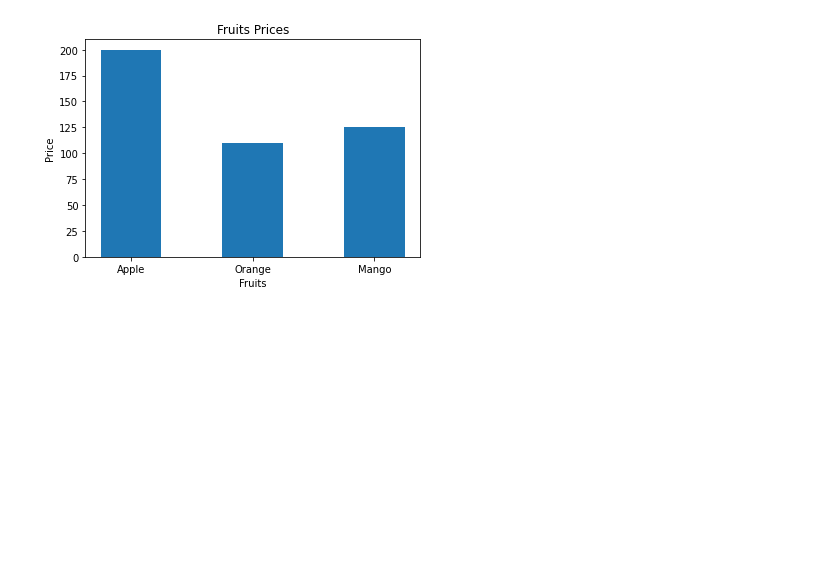
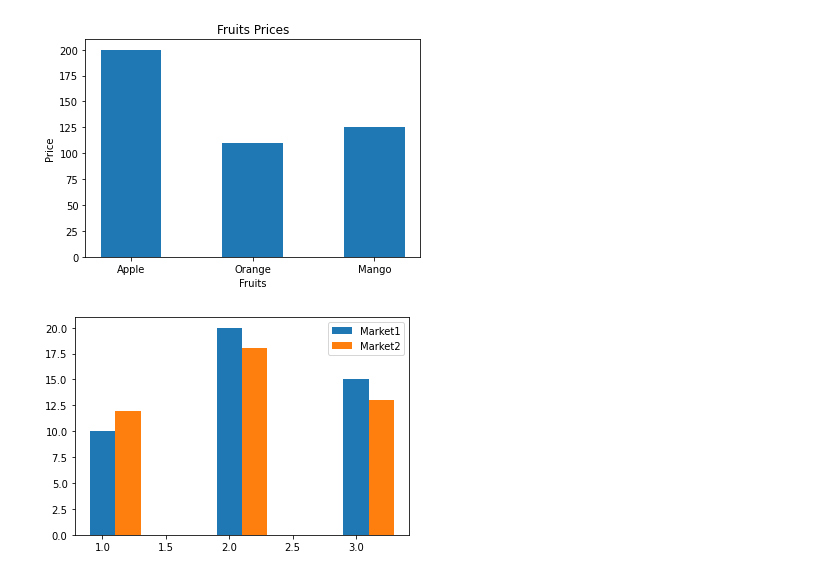
Before and after one commit to pkmariya/Python, a Jupyter notebook: MariyaMatPlotLib.ipynb, the cells around one changed output. Cells and saved outputs as stored; diff of their text form; code cells hidden in the pictures; blank space fills up the shorter version.

```diff
--- a/MariyaMatPlotLib.ipynb
+++ b/MariyaMatPlotLib.ipynb
@@ -285,3 +287,11 @@ plt.ylabel("Price")
 plt.show()
 # %% [output]
 [figure]
+# %%
+# to plot two bars for comparison
+plt.bar([1, 2, 3], [10, 20, 15], width=0.2, label='Market1')
+plt.bar(np.array([1, 2, 3])+0.2, [12, 18, 13], label='Market2', width=0.2)
+plt.legend()
+plt.show()
+# %% [output]
+[figure, added]
```
Also changed, not shown: parts of 7 cells of this notebook.
